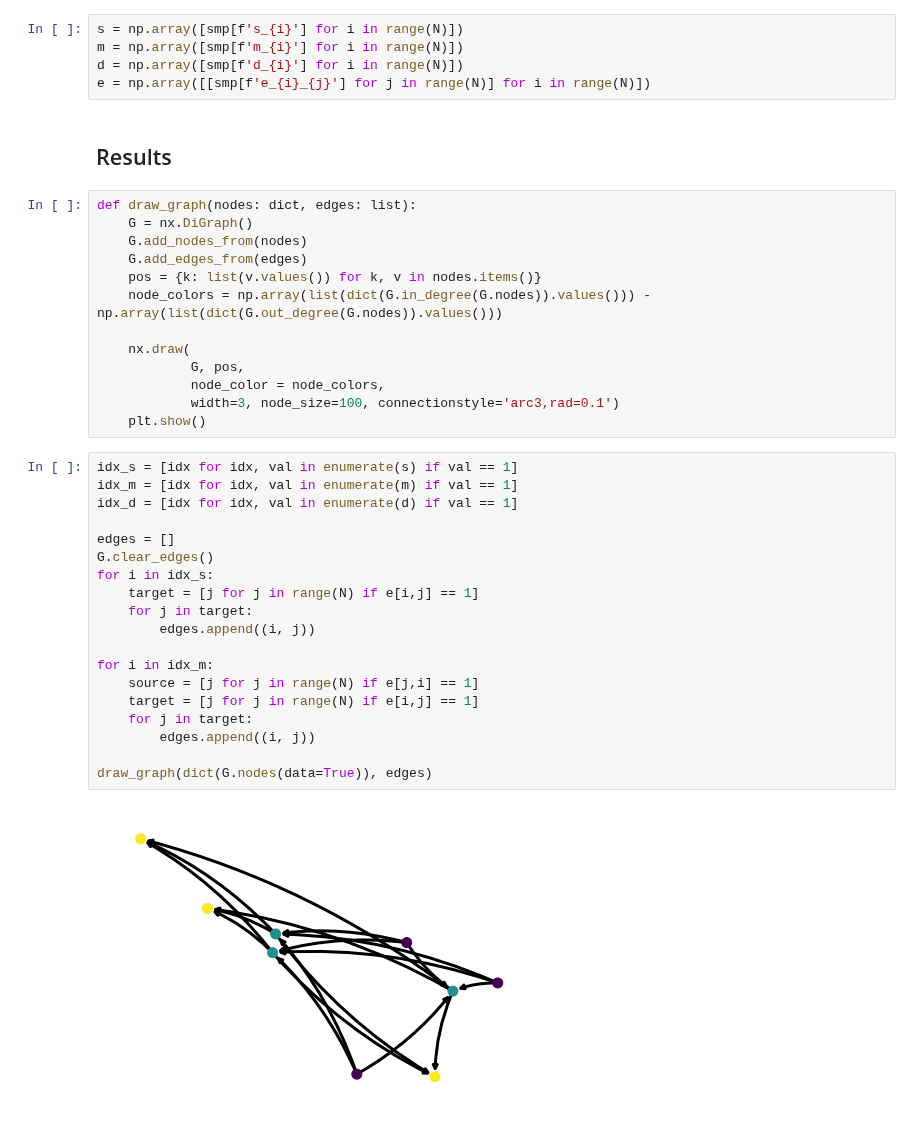
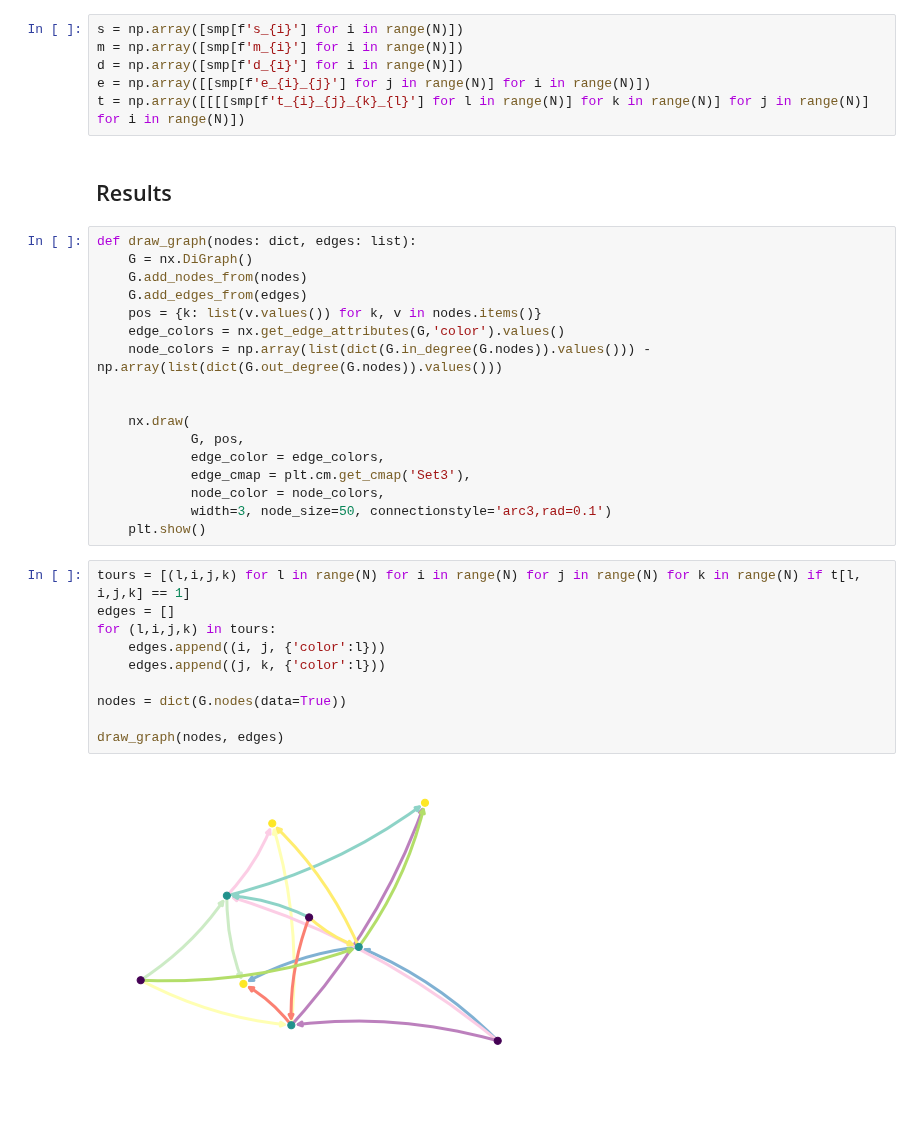
Before and after one commit to LarsHadidi/PRONTO, a Jupyter notebook: research/PDP-AQC.ipynb, the cells around one changed output. Saved outputs shown, nothing was run; the diff lists cells and outputs as text.

```diff
--- a/research/PDP-AQC.ipynb
+++ b/research/PDP-AQC.ipynb
@@ -144,6 +148,7 @@ s = np.array([smp[f's_{i}'] for i in range(N)])
 m = np.array([smp[f'm_{i}'] for i in range(N)])
 d = np.array([smp[f'd_{i}'] for i in range(N)])
 e = np.array([[smp[f'e_{i}_{j}'] for j in range(N)] for i in range(N)])
+t = np.array([[[[smp[f't_{i}_{j}_{k}_{l}'] for l in range(N)] for k in range(N)] for j in range(N)] for i in range(N)])
 # %% [markdown]
 ## Results
 # %%
@@ -152,31 +157,26 @@ def draw_graph(nodes: dict, edges: list):
 	G.add_nodes_from(nodes)
 	G.add_edges_from(edges)
 	pos = {k: list(v.values()) for k, v in nodes.items()}
+	edge_colors = nx.get_edge_attributes(G,'color').values()
 	node_colors = np.array(list(dict(G.in_degree(G.nodes)).values())) - np.array(list(dict(G.out_degree(G.nodes)).values()))
+
 
 	nx.draw(
 			G, pos,
+			edge_color = edge_colors,
+			edge_cmap = plt.cm.get_cmap('Set3'),
 			node_color = node_colors,
-			width=3, node_size=100, connectionstyle='arc3,rad=0.1')
+			width=3, node_size=50, connectionstyle='arc3,rad=0.1')
 	plt.show()
-# %%
-idx_s = [idx for idx, val in enumerate(s) if val == 1]
-idx_m = [idx for idx, val in enumerate(m) if val == 1]
-idx_d = [idx for idx, val in enumerate(d) if val == 1]
-
-edges = []
-G.clear_edges()
-for i in idx_s:
-    target = [j for j in range(N) if e[i,j] == 1]
-    for j in target:
-        edges.append((i, j))
-
-for i in idx_m:
-    source = [j for j in range(N) if e[j,i] == 1]
-    target = [j for j in range(N) if e[i,j] == 1]
-    for j in target:
-        edges.append((i, j))
-
-draw_graph(dict(G.nodes(data=True)), edges)
-# %% [output]
-[figure, removed]
+# %%
+tours = [(l,i,j,k) for l in range(N) for i in range(N) for j in range(N) for k in range(N) if t[l, i,j,k] == 1]
+edges = []
+for (l,i,j,k) in tours:
+	edges.append((i, j, {'color':l}))
+	edges.append((j, k, {'color':l}))
+
+nodes = dict(G.nodes(data=True))
+
+draw_graph(nodes, edges)
+# %% [output]
+[figure, added]
```
Also changed, not shown: parts of 4 cells of this notebook.
